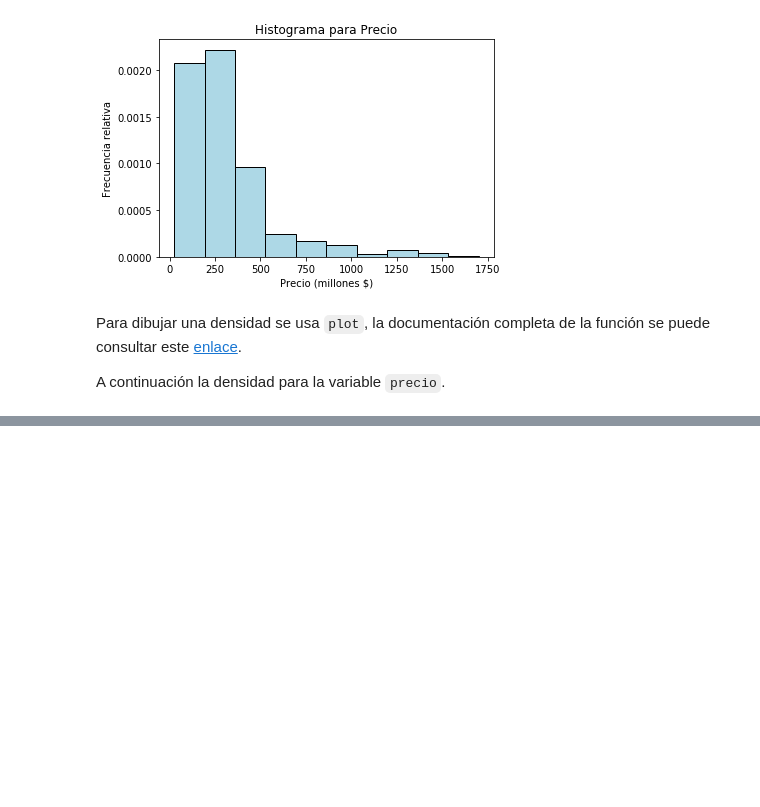
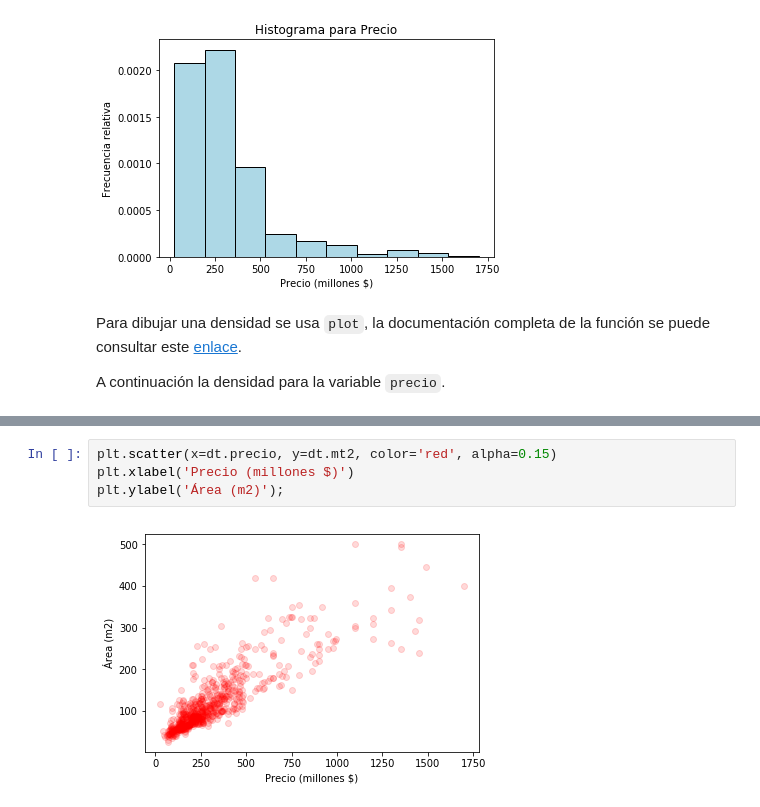
Before and after one commit to fhernanb/Python-para-estadistica, a Jupyter notebook: 02 Exploración de datos/Gráficos exploratorios con matplotlib.ipynb, the cells around one changed output, grey strips where cells are left out. Drawn from its saved outputs; the diff is of its cells as text; blank space fills up the shorter version.

```diff
--- a/02 Exploración de datos/Gráficos exploratorios con matplotlib.ipynb
+++ b/02 Exploración de datos/Gráficos exploratorios con matplotlib.ipynb
@@ -62,0 +69,6 @@ Text(0.5,1,'Densidad para Precio')
+# %%
+plt.scatter(x=dt.precio, y=dt.mt2, color='red', alpha=0.15)
+plt.xlabel('Precio (millones $)')
+plt.ylabel('Área (m2)');
+# %% [output]
+[figure, added]
```
Also changed, not shown: parts of 9 cells of this notebook.
